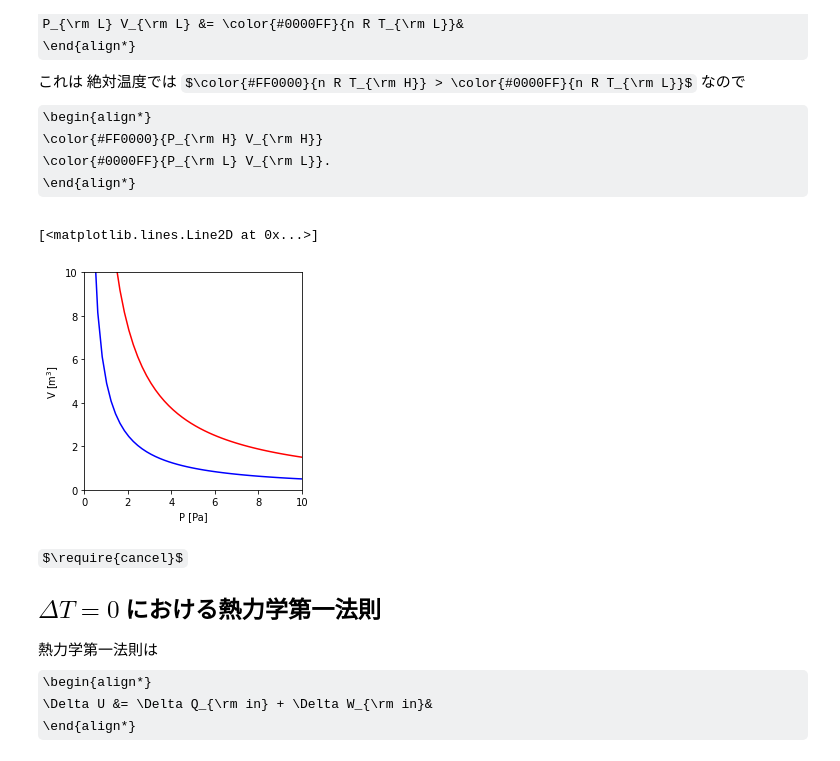
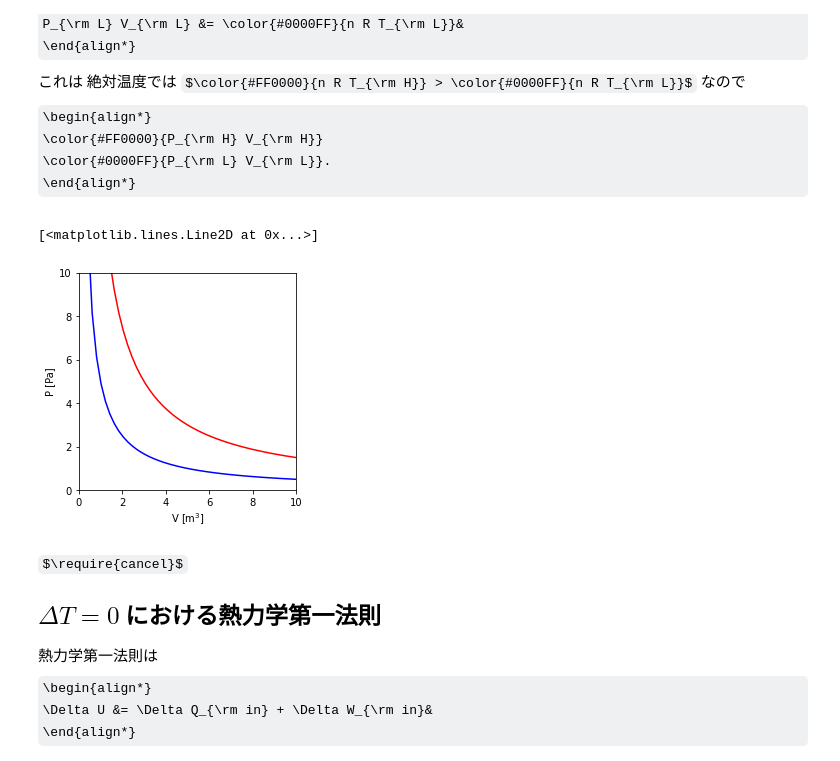
Before and after one commit to kzhkAKT/Physics2, a Jupyter notebook: 3331_等温変化_物理2.ipynb, the cells around one changed output. Saved outputs shown, nothing was run; the diff lists cells and outputs as text; code cells hidden in the pictures; some formulas as TeX source.

```diff
--- a/3331_等温変化_物理2.ipynb
+++ b/3331_等温変化_物理2.ipynb
@@ -56,27 +56,27 @@ P_{\rm L} V_{\rm L} &= \color{#0000FF}{n R T_{\rm L}}&
 # %%
 #@title 高温と低温にそれぞれにおける等温変化
 %matplotlib inline
 
 import matplotlib.pyplot as plt
 import numpy as np
 
 x = np.linspace(0.001, 10, 50)
 
 fig = plt.figure()
 ax = fig.add_subplot(111)
-ax.set_xlabel('P [Pa]')
-ax.set_ylabel('V [m$^3$]')
+ax.set_ylabel('P [Pa]')
+ax.set_xlabel('V [m$^3$]')
 
 plt.xlim([0,10])
 plt.ylim([0,10])
 
 ax.set_aspect('equal', adjustable='box')
 
 plt.plot(x, 5/x, '-', color="b")
 plt.plot(x, 3*5/x, '-', color="r")
 # %% [output]
 [<matplotlib.lines.Line2D at 0x...>]
-[figure, old version]
+[figure, new version]
 # %% [markdown]
 $\require{cancel}$
 ## $\Delta T =0$ における熱力学第一法則
```
Also changed, not shown: parts of 2 cells of this notebook.
